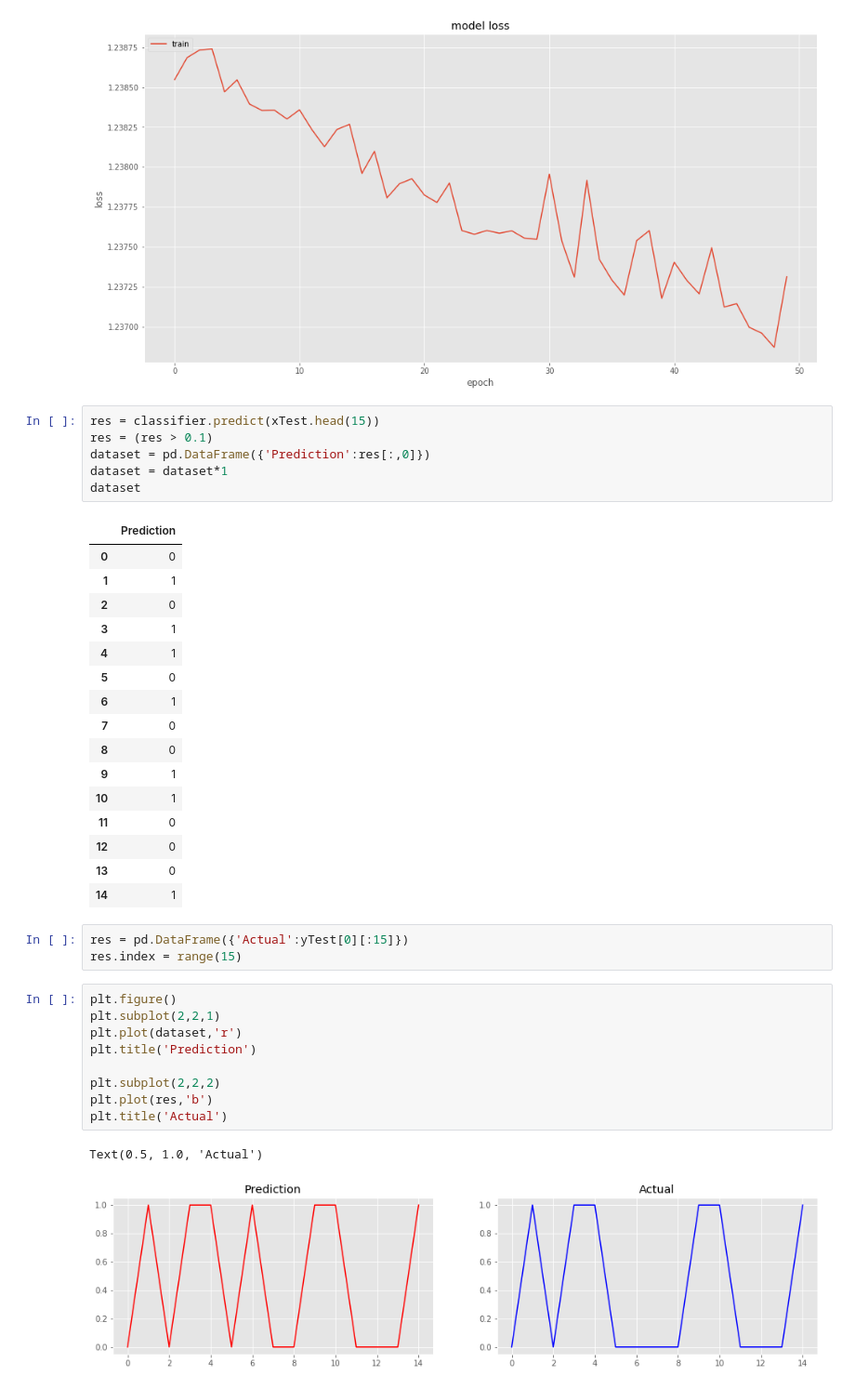
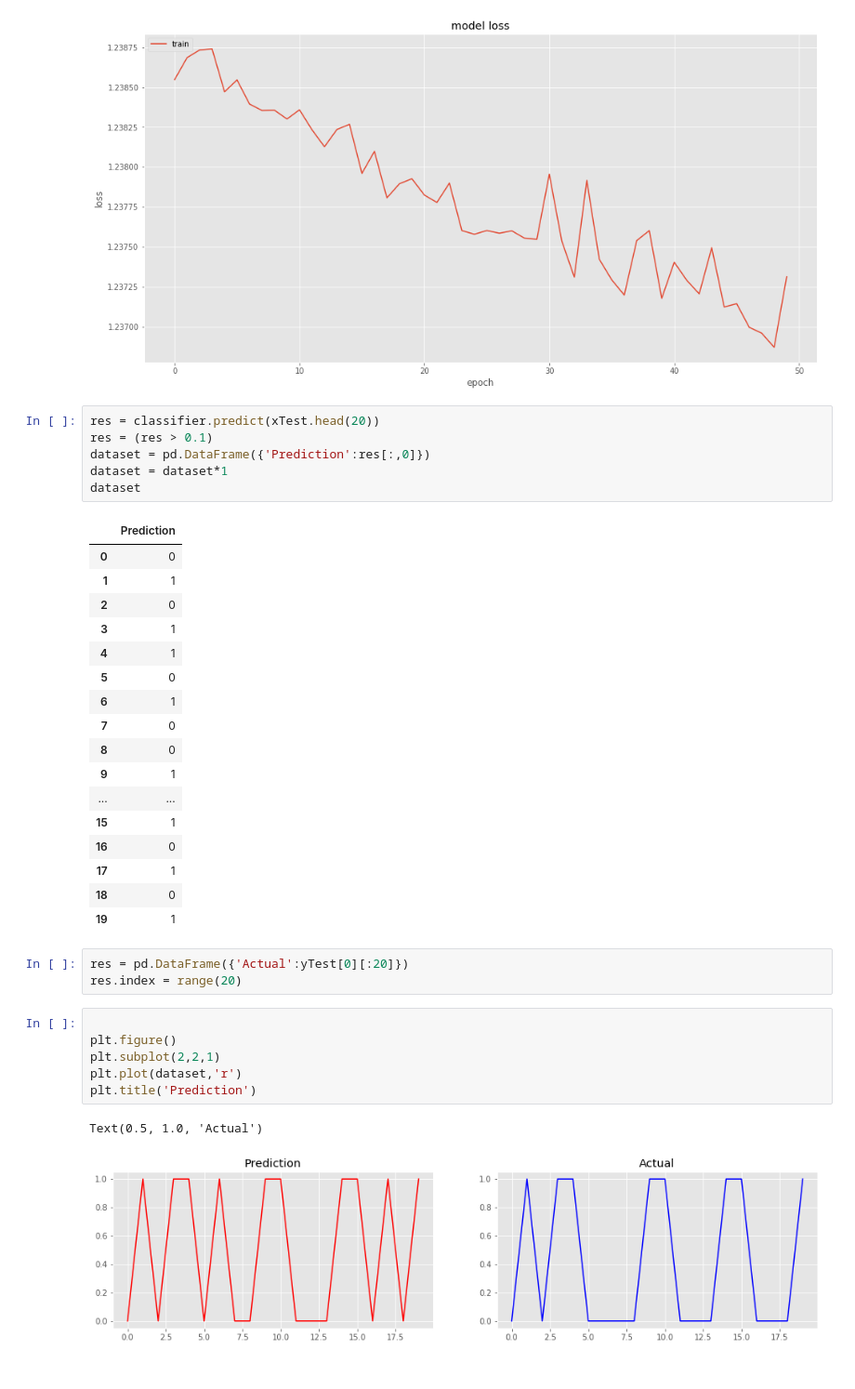
Before and after one commit to AdityaThaokar/Predective-Policing-, a Jupyter notebook: crime_ann.ipynb, the cells around one changed output. Shown at 93% size. Cells and saved outputs as stored; diff of their text form.

```diff
--- a/crime_ann.ipynb
+++ b/crime_ann.ipynb
@@ -436,7 +436,7 @@ dict_keys(['loss', 'acc'])
 [figure]
 [figure]
 # %%
-res = classifier.predict(xTest.head(15))
+res = classifier.predict(xTest.head(20))
 res = (res > 0.1)
 dataset = pd.DataFrame({'Prediction':res[:,0]})
 dataset = dataset*1
@@ -453,23 +453,21 @@ dataset
 | 7 | 0 |
 | 8 | 0 |
 | 9 | 1 |
-| 10 | 1 |
-| 11 | 0 |
-| 12 | 0 |
-| 13 | 0 |
-| 14 | 1 |
+| ... | ... |
+| 15 | 1 |
+| 16 | 0 |
+| 17 | 1 |
+| 18 | 0 |
+| 19 | 1 |
 # %%
-res = pd.DataFrame({'Actual':yTest[0][:15]})
-res.index = range(15)
+res = pd.DataFrame({'Actual':yTest[0][:20]})
+res.index = range(20)
 # %%
+
 plt.figure()
 plt.subplot(2,2,1)
 plt.plot(dataset,'r')
 plt.title('Prediction')
-
-plt.subplot(2,2,2)
-plt.plot(res,'b')
-plt.title('Actual')
 # %% [output]
 Text(0.5, 1.0, 'Actual')
-[figure, old version]
+[figure, new version]
```
Also changed, not shown: parts of 1 cell of this notebook.
